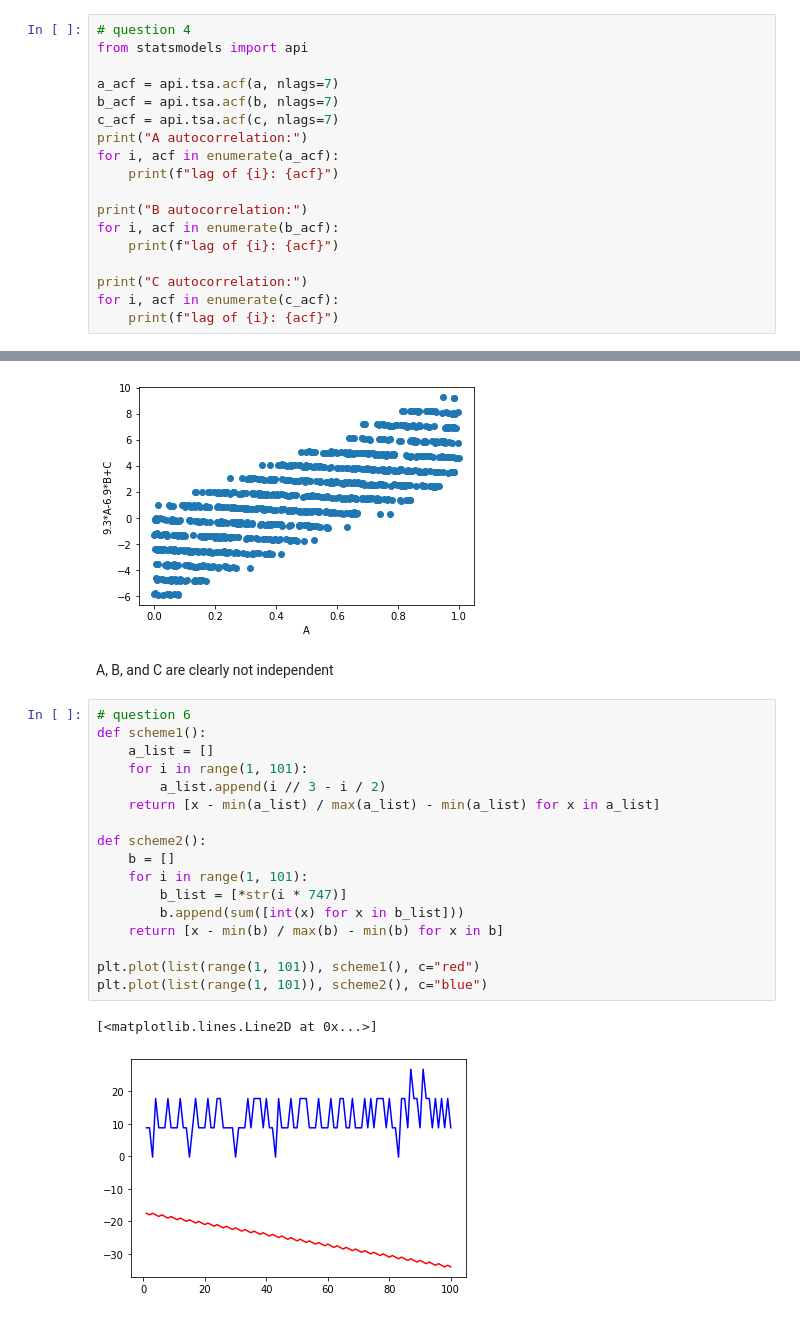
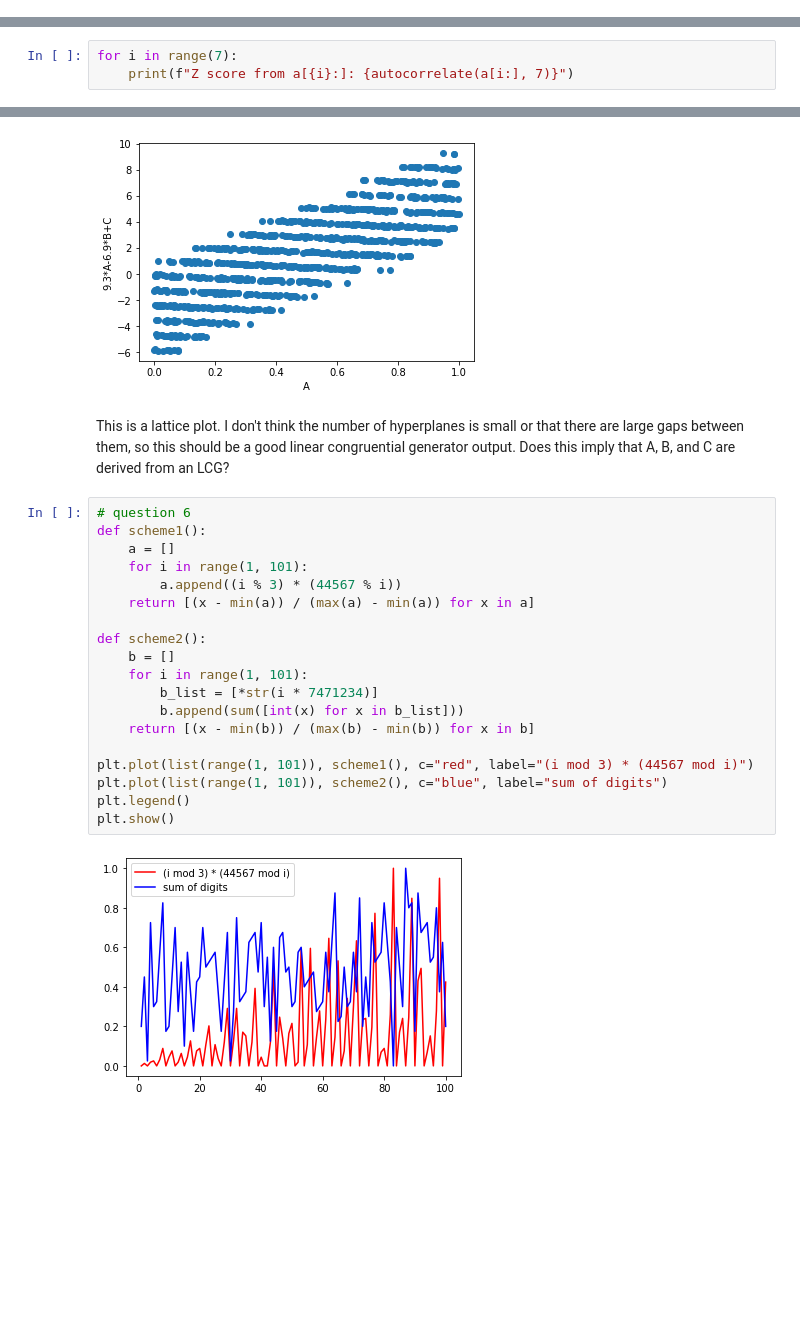
Before and after one commit to pickledherring/msim, a Jupyter notebook: hw.ipynb, the cells around one changed output, grey strips where cells are left out. Saved outputs shown, nothing was run; the diff lists cells and outputs as text; blank space fills up the shorter version.

```diff
--- a/hw.ipynb
+++ b/hw.ipynb
@@ -122,21 +122,3 @@ plt.show()
 [figure]
 # %% [markdown]
 On cursory inspection, the data look independent.
-# %%
-# question 4
-from statsmodels import api
-
-a_acf = api.tsa.acf(a, nlags=7)
-b_acf = api.tsa.acf(b, nlags=7)
-c_acf = api.tsa.acf(c, nlags=7)
-print("A autocorrelation:")
-for i, acf in enumerate(a_acf):
-    print(f"lag of {i}: {acf}")
-
-print("B autocorrelation:")
-for i, acf in enumerate(b_acf):
-    print(f"lag of {i}: {acf}")
-
-print("C autocorrelation:")
-for i, acf in enumerate(c_acf):
-    print(f"lag of {i}: {acf}")
@@ -162,0 +135,3 @@ These arrays don't look to be autocorrelated at any of the above lags
+# %%
+for i in range(7):
+    print(f"Z score from a[{i}:]: {autocorrelate(a[i:], 7)}")
@@ -171,25 +156,26 @@ plt.ylabel("9.3*A-6.9*B+C")
 plt.show()
 # %% [output]
 [figure]
-# %% [markdown]
-A, B, and C are clearly not independent
+# %% [markdown]
+This is a lattice plot. I don't think the number of hyperplanes is small or that there are large gaps between them, so this should be a good linear congruential generator output. Does this imply that A, B, and C are derived from an LCG?
 # %%
 # question 6
 def scheme1():
-    a_list = []
+    a = []
     for i in range(1, 101):
-        a_list.append(i // 3 - i / 2)
-    return [x - min(a_list) / max(a_list) - min(a_list) for x in a_list]
+        a.append((i % 3) * (44567 % i))
+    return [(x - min(a)) / (max(a) - min(a)) for x in a]
 
 def scheme2():
     b = []
     for i in range(1, 101):
-        b_list = [*str(i * 747)]
+        b_list = [*str(i * 7471234)]
         b.append(sum([int(x) for x in b_list]))
-    return [x - min(b) / max(b) - min(b) for x in b]
+    return [(x - min(b)) / (max(b) - min(b)) for x in b]
 
-plt.plot(list(range(1, 101)), scheme1(), c="red")
-plt.plot(list(range(1, 101)), scheme2(), c="blue")
+plt.plot(list(range(1, 101)), scheme1(), c="red", label="(i mod 3) * (44567 mod i)")
+plt.plot(list(range(1, 101)), scheme2(), c="blue", label="sum of digits")
+plt.legend()
+plt.show()
 # %% [output]
-[<matplotlib.lines.Line2D at 0x...>]
-[figure, old version]
+[figure, new version]
```
Also changed, not shown: parts of 9 cells of this notebook, 6 other files.
